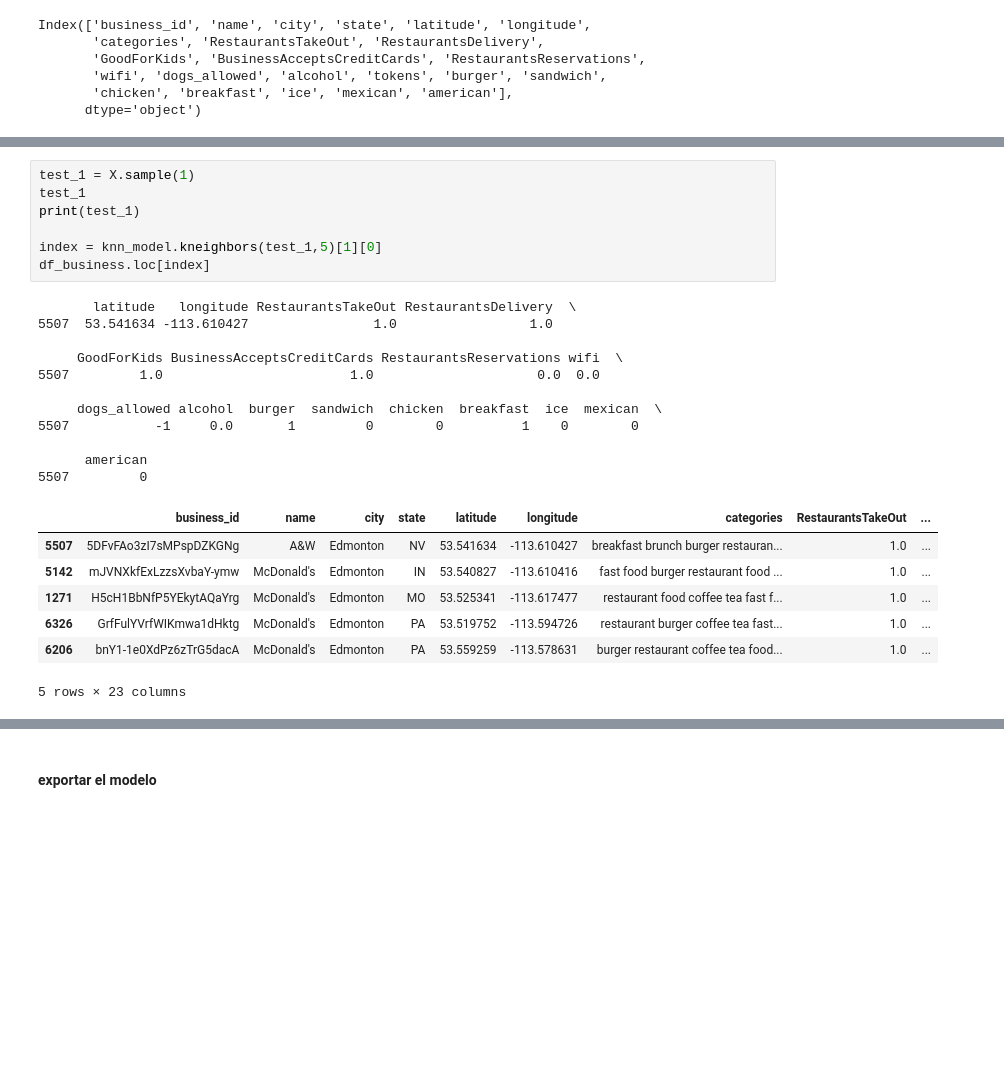
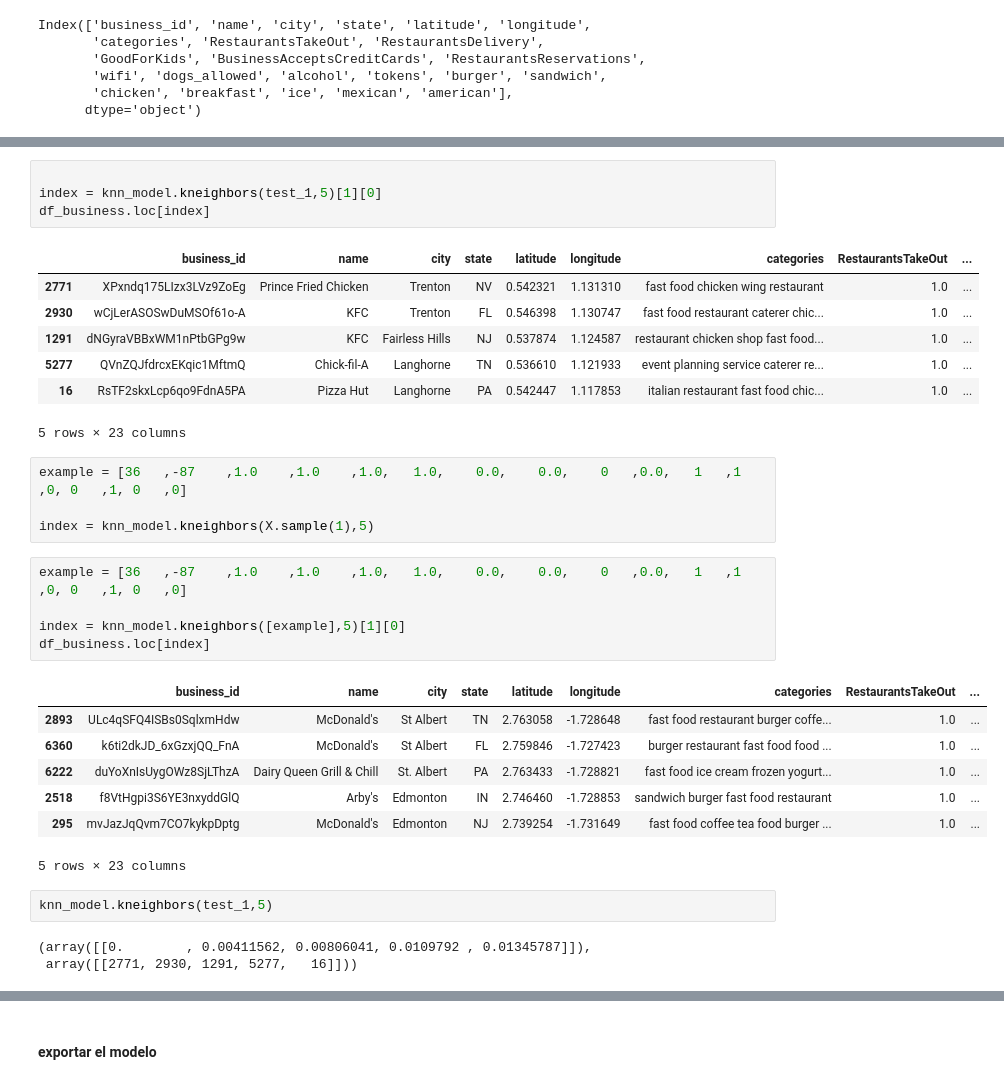
Before and after one commit to Marianopopov/Google_Yelp_Recommend, a Jupyter notebook: notebooks/ML_model/etl_ml.ipynb, the cells around one changed output, grey strips where cells are left out. Cells and saved outputs as stored; diff of their text form; blank space fills up the shorter version.

```diff
--- a/notebooks/ML_model/etl_ml.ipynb
+++ b/notebooks/ML_model/etl_ml.ipynb
@@ -304,29 +332,37 @@ NearestNeighbors(metric='euclidean')
 # %%
-test_1 = X.sample(1)
-test_1
-print(test_1)
 
 index = knn_model.kneighbors(test_1,5)[1][0]
 df_business.loc[index]
 # %% [output]
+|  | business_id | name | city | state | latitude | longitude | categories | RestaurantsTakeOut | ... |
+| 2771 | XPxndq175LIzx3LVz9ZoEg | Prince Fried Chicken | Trenton | NV | 0.542321 | 1.131310 | fast food chicken wing restaurant | 1.0 | ... |
+| 2930 | wCjLerASOSwDuMSOf61o-A | KFC | Trenton | FL | 0.546398 | 1.130747 | fast food restaurant caterer chic... | 1.0 | ... |
+| 1291 | dNGyraVBBxWM1nPtbGPg9w | KFC | Fairless Hills | NJ | 0.537874 | 1.124587 | restaurant chicken shop fast food... | 1.0 | ... |
+| 5277 | QVnZQJfdrcxEKqic1MftmQ | Chick-fil-A | Langhorne | TN | 0.536610 | 1.121933 | event planning service caterer re... | 1.0 | ... |
+| 16 | RsTF2skxLcp6qo9FdnA5PA | Pizza Hut | Langhorne | PA | 0.542447 | 1.117853 | italian restaurant fast food chic... | 1.0 | ... |
-       latitude   longitude RestaurantsTakeOut RestaurantsDelivery  \
-5507  53.541634 -113.610427                1.0                 1.0
-
-     GoodForKids BusinessAcceptsCreditCards RestaurantsReservations wifi  \
-5507         1.0                        1.0                     0.0  0.0
-
-     dogs_allowed alcohol  burger  sandwich  chicken  breakfast  ice  mexican  \
-5507           -1     0.0       1         0        0          1    0        0
-
-      american
-5507         0
+5 rows × 23 columns
-|  | business_id | name | city | state | latitude | longitude | categories | RestaurantsTakeOut | ... |
-| 5507 | 5DFvFAo3zI7sMPspDZKGNg | A&W | Edmonton | NV | 53.541634 | -113.610427 | breakfast brunch burger restauran... | 1.0 | ... |
-| 5142 | mJVNXkfExLzzsXvbaY-ymw | McDonald's | Edmonton | IN | 53.540827 | -113.610416 | fast food burger restaurant food ... | 1.0 | ... |
-| 1271 | H5cH1BbNfP5YEkytAQaYrg | McDonald's | Edmonton | MO | 53.525341 | -113.617477 | restaurant food coffee tea fast f... | 1.0 | ... |
-| 6326 | GrfFulYVrfWIKmwa1dHktg | McDonald's | Edmonton | PA | 53.519752 | -113.594726 | restaurant burger coffee tea fast... | 1.0 | ... |
-| 6206 | bnY1-1e0XdPz6zTrG5dacA | McDonald's | Edmonton | PA | 53.559259 | -113.578631 | burger restaurant coffee tea food... | 1.0 | ... |
-5 rows × 23 columns
+# %%
+example = [36	,-87	,1.0	,1.0	,1.0,	1.0,	0.0,	0.0,	0	,0.0,	1	,1	,0,	0	,1,	0	,0]
+
+index = knn_model.kneighbors(X.sample(1),5)
+# %%
+example = [36	,-87	,1.0	,1.0	,1.0,	1.0,	0.0,	0.0,	0	,0.0,	1	,1	,0,	0	,1,	0	,0]
+
+index = knn_model.kneighbors([example],5)[1][0]
+df_business.loc[index]
+# %% [output]
+|  | business_id | name | city | state | latitude | longitude | categories | RestaurantsTakeOut | ... |
+| 2893 | ULc4qSFQ4ISBs0SqlxmHdw | McDonald's | St Albert | TN | 2.763058 | -1.728648 | fast food restaurant burger coffe... | 1.0 | ... |
+| 6360 | k6ti2dkJD_6xGzxjQQ_FnA | McDonald's | St Albert | FL | 2.759846 | -1.727423 | burger restaurant fast food food ... | 1.0 | ... |
+| 6222 | duYoXnIsUygOWz8SjLThzA | Dairy Queen Grill & Chill | St. Albert | PA | 2.763433 | -1.728821 | fast food ice cream frozen yogurt... | 1.0 | ... |
+| 2518 | f8VtHgpi3S6YE3nxyddGlQ | Arby's | Edmonton | IN | 2.746460 | -1.728853 | sandwich burger fast food restaurant | 1.0 | ... |
+| 295 | mvJazJqQvm7CO7kykpDptg | McDonald's | Edmonton | NJ | 2.739254 | -1.731649 | fast food coffee tea food burger ... | 1.0 | ... |
+5 rows × 23 columns
+# %%
+knn_model.kneighbors(test_1,5)
+# %% [output]
+(array([[0.        , 0.00411562, 0.00806041, 0.0109792 , 0.01345787]]),
+ array([[2771, 2930, 1291, 5277,   16]]))
 # %%
 knn_model.kneighbors(test_1,5)[1]
 
```
Also changed, not shown: parts of 9 cells of this notebook, 3 other files.
